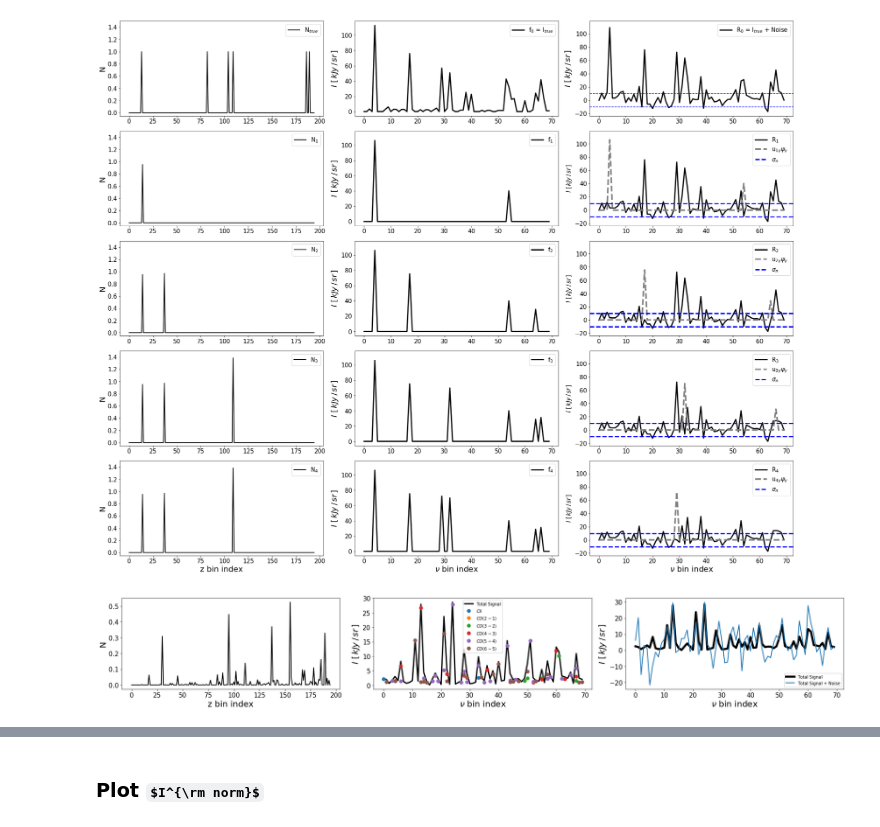
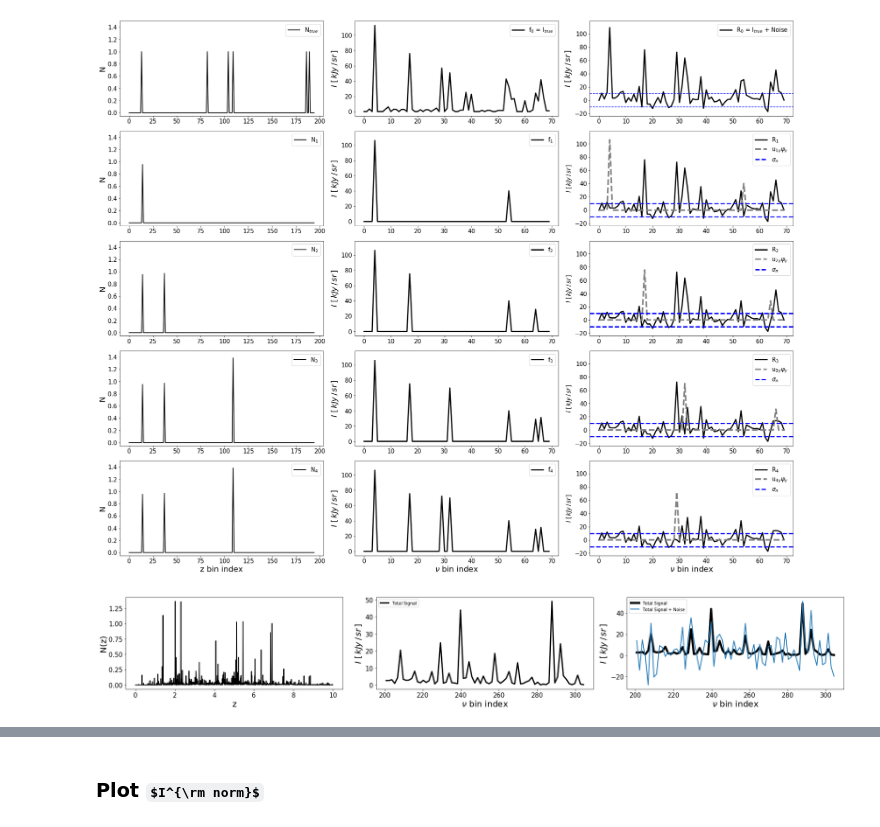
Before and after one commit to yuntingcheng/sim_cii, a Jupyter notebook: sparse_S1_basic.ipynb, the cells around one changed output, grey strips where cells are left out. Saved outputs shown, nothing was run; the diff lists cells and outputs as text; code cells hidden in the pictures; some formulas as TeX source.

```diff
--- a/sparse_S1_basic.ipynb
+++ b/sparse_S1_basic.ipynb
@@ -399,48 +463,64 @@ source redshifts: [0.5375 1.06   1.2035 1.241  1.792  1.821 ]
 from sparse_tools import *
 from survey_params import *
 
+def gen_lightcone1(Nlc, dth, nu_binedges, sp2, z_coords_all, I_coords_all,
+                  z_idx, juse, jtarg, Neff_scale = 1, sigL = []):
+
+    L_arr1, N_arr1, zbins = sim_Llc_P16(Nlc, dth, jco = 1, Neff_scale = Neff_scale)
+    L_arr2, N_arr2, zbins = sim_Llc_P16(Nlc, dth, jco = 0, Neff_scale = Neff_scale)
+    L_arr, N_arr= L_arr1, N_arr1
+    L_arr[:, zbins > 5] = L_arr2[:, zbins > 5]
+    N_arr[:, zbins > 5] = N_arr2[:, zbins > 5]
+    zsrc = [zbins.tolist()]*Nlc
+    Itrue_all, Itrue_targ = Ivox_from_zsrc(zsrc, dth, nu_binedges, juse, jtarg,
+                                           Lratio = N_arr.tolist(), sigL = sigL, verbose=0)
+    Nsrc = N_arr.tolist()
+    Ntrue = zlist_to_N(zsrc, z_coords_all, I_coords_all, z_idx, sp2, Nsrc = Nsrc)
+    Ntrue = Ntrue[:,sp2]
+    return Ntrue, Itrue_all, Itrue_targ, zsrc, Nsrc
+
+
 sigI = 1e4
-sig_th = 5
-N_true, Itrue_all, Itrue_targ \
-   = gen_lightcone(1, dth, nu_binedges, sp2, z_coords_all, I_coords_all,\
+N_true, Itrue_all, Itrue_targ, zsrc, Nsrc \
+   = gen_lightcone1(1, dth, nu_binedges, sp2, z_coords_all, I_coords_all,\
                        z_idx, line_use, line_targ_vec)
 
 Iobs_all = Itrue_all + np.random.normal(0, sigI, Itrue_all.shape)
 Itrue_targ = np.mean(Itrue_targ, axis = 1)
 
 N_true = N_true.flatten()
 Itrue_all = Itrue_all.flatten()
 Iobs_all = Iobs_all.flatten()
 
 fig, ax = plt.subplots(1,3, figsize = (25,4))
 
-ax[0].plot(N_true, 'k', lw = 2)
-ax[0].set_xlabel('z bin index', fontsize = 20)
-ax[0].set_ylabel('N', fontsize = 20)
+ax[0].plot(zsrc[0], Nsrc[0], 'k', lw=2)
+ax[0].set_xlabel('z', fontsize = 20)
+ax[0].set_ylabel('N(z)', fontsize = 20)
 ax[0].tick_params(axis='both', which='major', labelsize=15)
 
-ax[1].plot(Itrue_all / 1000, 'k-', lw = 3, label = 'Total Signal')
-for i in range(len(line_use)):
-    sp = np.where(Itrue_targ[i,:] > 1000)[0]
-    ax[1].plot(np.arange(N_nu)[sp],Itrue_targ[i,sp] / 1000,
-               'o', label = line_name_arr[i], markersize = 8)
+ax[1].plot(s_par.nu_bins, Itrue_all / 1000, 'k-', lw = 3, label = 'Total Signal')
+# for i in range(len(line_use)):
+#     sp = np.where(Itrue_targ[i,:] > 3000)[0]
+#     ax[1].plot(s_par.nu_bins[sp],Itrue_targ[i,sp] / 1000,
+#                'o', label = line_name_arr[i], markersize = 8)
 ax[1].legend(loc = 0)
 ax[1].set_xlabel(r'$\nu$ bin index', fontsize = 20)
 ax[1].set_ylabel(r'$I\,\,[\,kJy\, /\, sr\,]$', fontsize = 20)
 ax[1].tick_params(axis='both', which='major', labelsize=15)
 
 
-ax[2].plot(Itrue_all / 1000,'k-', lw = 5, label = 'Total Signal')
-ax[2].plot(Iobs_all / 1000,'-', lw = 2, label = 'Total Signal + Noise')
+ax[2].plot(s_par.nu_bins,Itrue_all / 1000,'k-', lw = 5, label = 'Total Signal')
+ax[2].plot(s_par.nu_bins,Iobs_all / 1000,'-', lw = 2, label = 'Total Signal + Noise')
 ax[2].legend(loc = 0)
 ax[2].set_xlabel(r'$\nu$ bin index', fontsize = 20)
 ax[2].set_ylabel(r'$I\,\,[\,kJy\, /\, sr\,]$', fontsize = 20)
 ax[2].tick_params(axis='both', which='major', labelsize=15)
 
 ylim0 = ax[0].get_ylim()
 ylim1 = ax[1].get_ylim()
 ylim2 = ax[2].get_ylim()
 fig.tight_layout()
 plt.savefig('plots/paperfig/gen_lc.pdf', bbox_inches = 'tight', dpi = 300)
 # %% [output]
-[figure, old version]
+[figure, new version]
```
Also changed, not shown: parts of 7 cells of this notebook, 6 other files.
